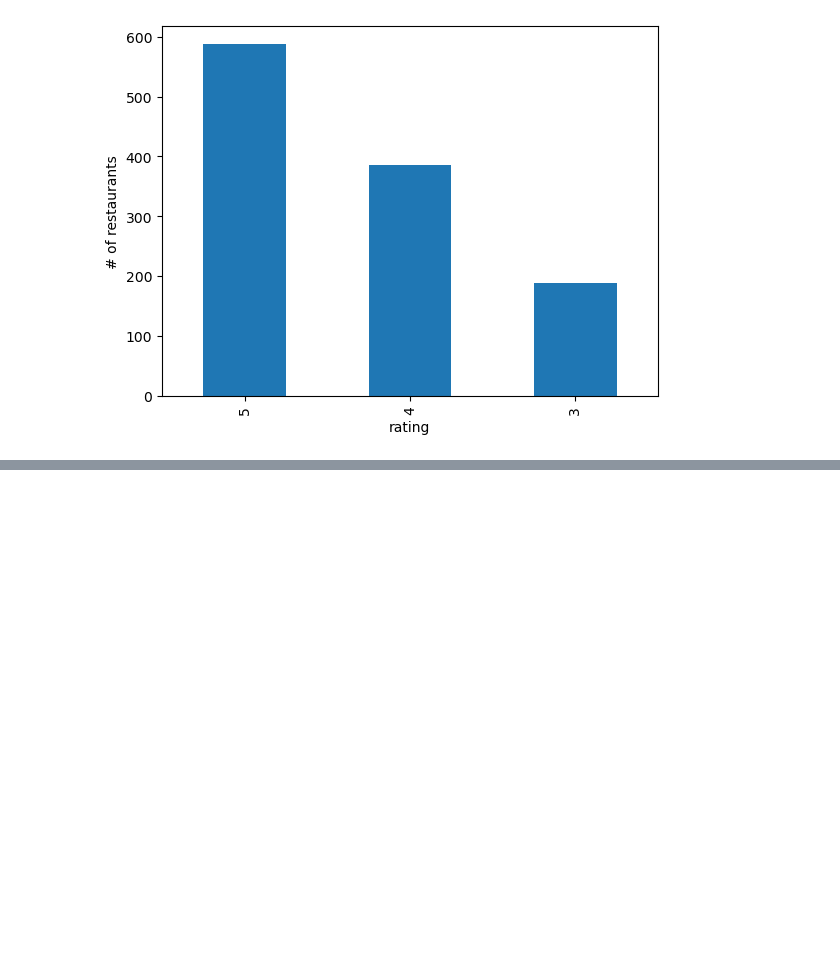
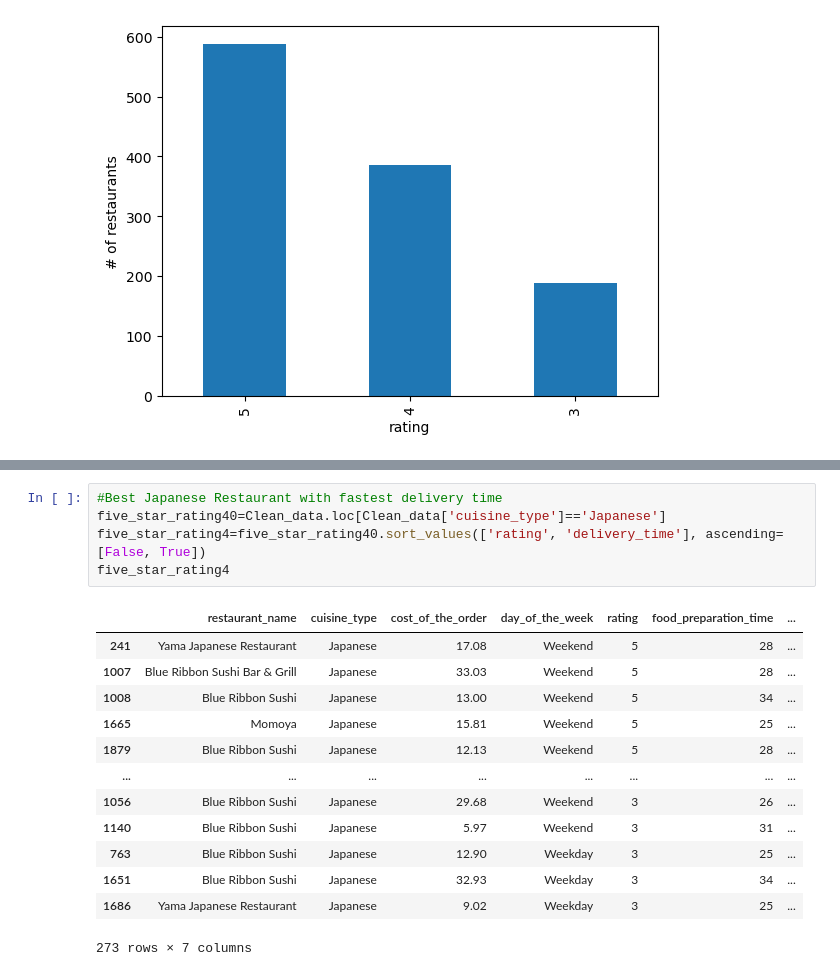
Before and after one commit to WanessaEdmond/GroupProjectFoodies, a Jupyter notebook: ny_foodies.ipynb, the cells around one changed output, grey strips where cells are left out. Saved outputs shown, nothing was run; the diff lists cells and outputs as text; blank space fills up the shorter version.

```diff
--- a/ny_foodies.ipynb
+++ b/ny_foodies.ipynb
@@ -298,0 +315,19 @@ five_star_rating3
+# %%
+#Best Japanese Restaurant with fastest delivery time
+five_star_rating40=Clean_data.loc[Clean_data['cuisine_type']=='Japanese']
+five_star_rating4=five_star_rating40.sort_values(['rating', 'delivery_time'], ascending=[False, True])
+five_star_rating4
+# %% [output]
+|  | restaurant_name | cuisine_type | cost_of_the_order | day_of_the_week | rating | food_preparation_time | ... |
+| 241 | Yama Japanese Restaurant | Japanese | 17.08 | Weekend | 5 | 28 | ... |
+| 1007 | Blue Ribbon Sushi Bar & Grill | Japanese | 33.03 | Weekend | 5 | 28 | ... |
+| 1008 | Blue Ribbon Sushi | Japanese | 13.00 | Weekend | 5 | 34 | ... |
+| 1665 | Momoya | Japanese | 15.81 | Weekend | 5 | 25 | ... |
+| 1879 | Blue Ribbon Sushi | Japanese | 12.13 | Weekend | 5 | 28 | ... |
+| ... | ... | ... | ... | ... | ... | ... | ... |
+| 1056 | Blue Ribbon Sushi | Japanese | 29.68 | Weekend | 3 | 26 | ... |
+| 1140 | Blue Ribbon Sushi | Japanese | 5.97 | Weekend | 3 | 31 | ... |
+| 763 | Blue Ribbon Sushi | Japanese | 12.90 | Weekday | 3 | 25 | ... |
+| 1651 | Blue Ribbon Sushi | Japanese | 32.93 | Weekday | 3 | 34 | ... |
+| 1686 | Yama Japanese Restaurant | Japanese | 9.02 | Weekday | 3 | 25 | ... |
+273 rows × 7 columns
```
Also changed, not shown: parts of 9 cells of this notebook.
